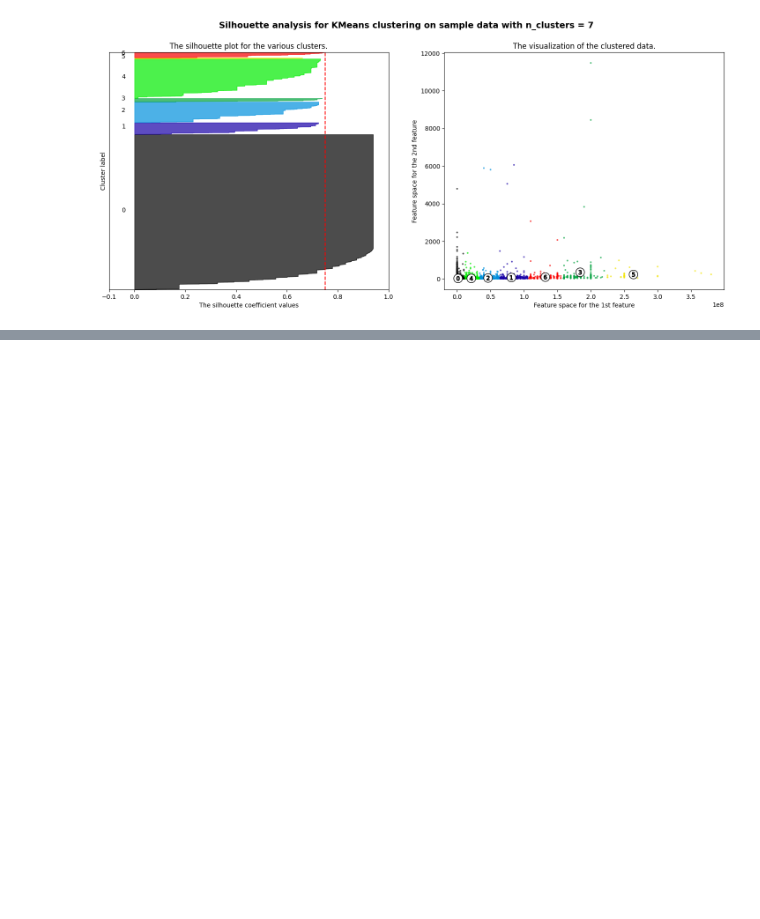
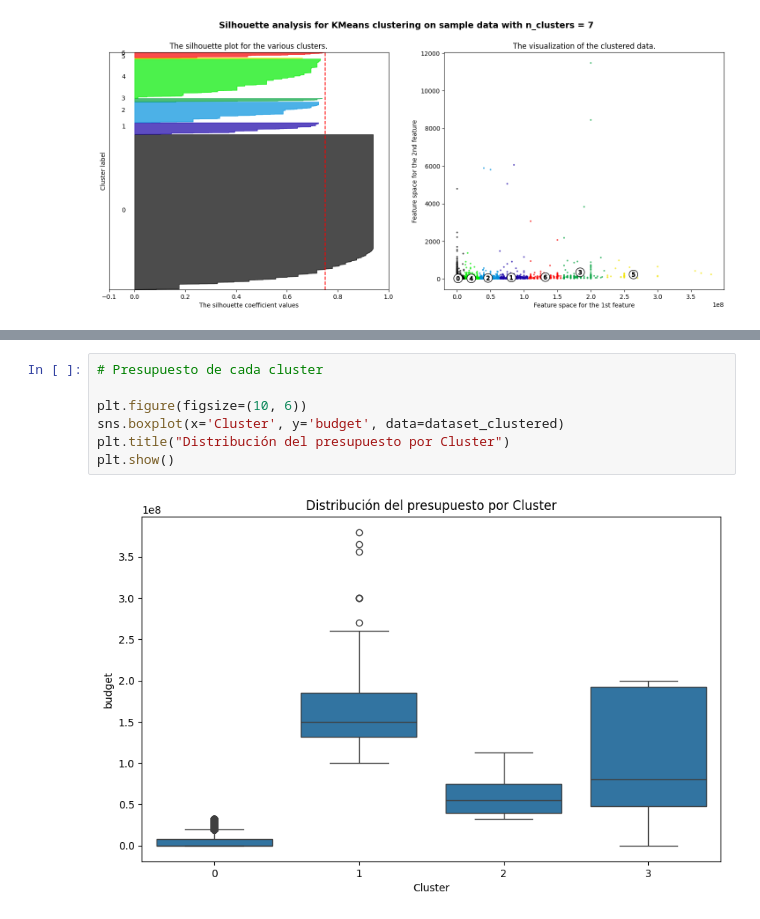
Before and after one commit to Czar272/HT2-DM, a Jupyter notebook: clustering.ipynb, the cells around one changed output, grey strips where cells are left out. Cells and saved outputs as stored; diff of their text form; blank space fills up the shorter version.

```diff
--- a/clustering.ipynb
+++ b/clustering.ipynb
@@ -303,0 +336,9 @@ Esto último se refuerza al ver que en el gráfico de k-means, 4 es el número d
+# %%
+# Presupuesto de cada cluster
+
+plt.figure(figsize=(10, 6))
+sns.boxplot(x='Cluster', y='budget', data=dataset_clustered)
+plt.title("Distribución del presupuesto por Cluster")
+plt.show()
+# %% [output]
+[figure, added]
```
Also changed, not shown: parts of 6 cells of this notebook.
